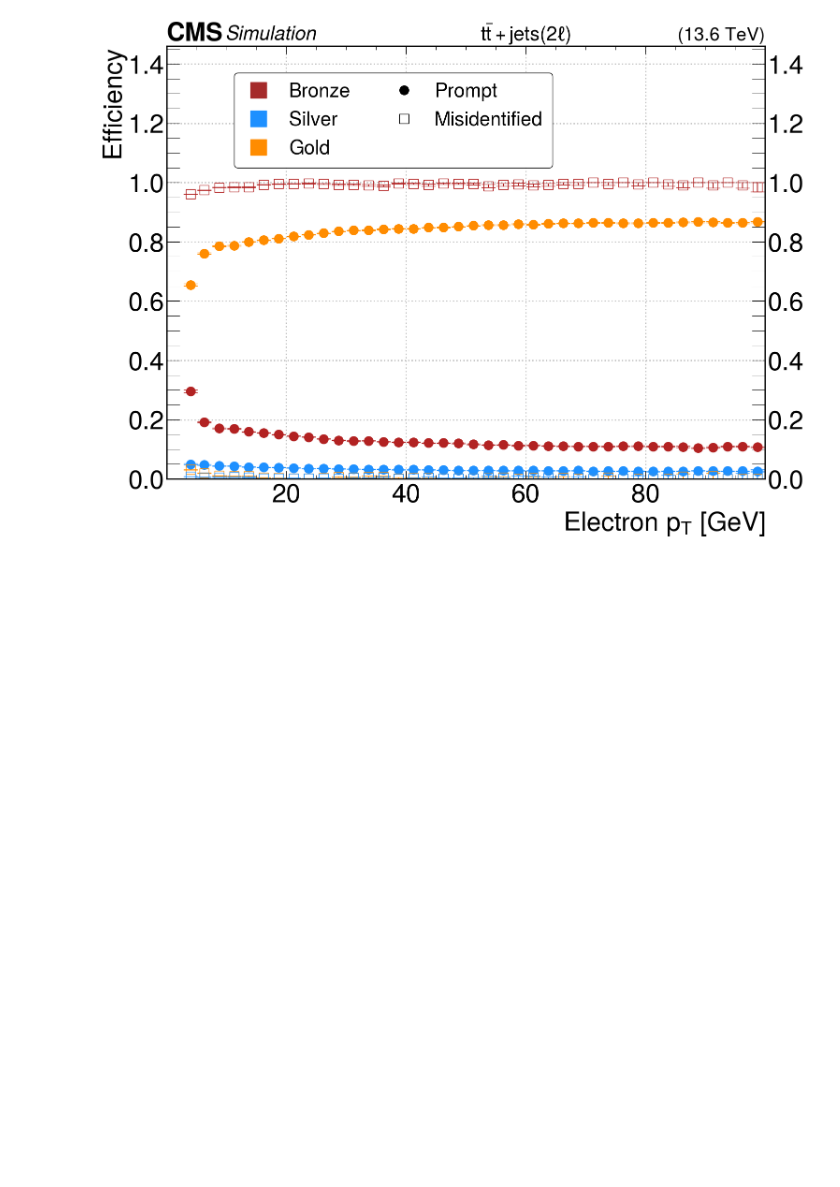
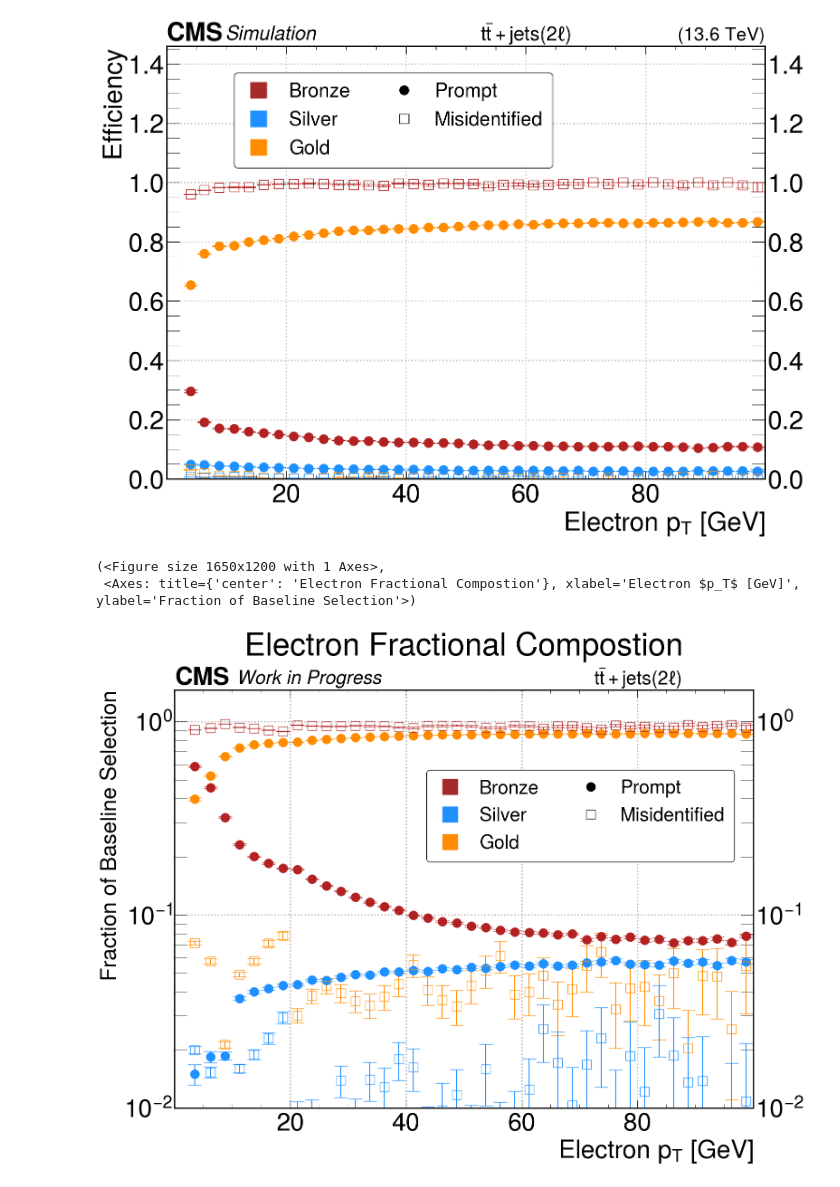
Before and after one commit to derekgrove/dwg_experimental, a Jupyter notebook: notebooks/new_AN_plots/analyze_hists.ipynb, the cells around one changed output. Saved outputs shown, nothing was run; the diff lists cells and outputs as text; code cells hidden in the pictures; blank space fills up the shorter version.

```diff
--- a/notebooks/new_AN_plots/analyze_hists.ipynb
+++ b/notebooks/new_AN_plots/analyze_hists.ipynb
@@ -595,0 +697,17 @@ make_AN_1d_pt_eff(
+# %%
+signal_hist = r_ttbar['ele_dict']['pt_AN_hist_v3']
+fakes_hist = r_ttbar['ele_dict']['pt_AN_hist_v3']
+
+
+make_AN_1d_pt_frac(
+    signal_hist,
+    fakes_hist,
+    title="Electron Fractional Compostion",
+    name="ttbar_sig_ttbar_fake_v3",
+    plot_txt = r"$t\overline{t} + jets (2\ell)$",
+    savefig=True
+)
+# %% [output]
+(<Figure size 1650x1200 with 1 Axes>,
+ <Axes: title={'center': 'Electron Fractional Compostion'}, xlabel='Electron $p_T$ [GeV]', ylabel='Fraction of Baseline Selection'>)
+[figure, added]
```
Also changed, not shown: parts of 9 cells of this notebook, 28 other files.
